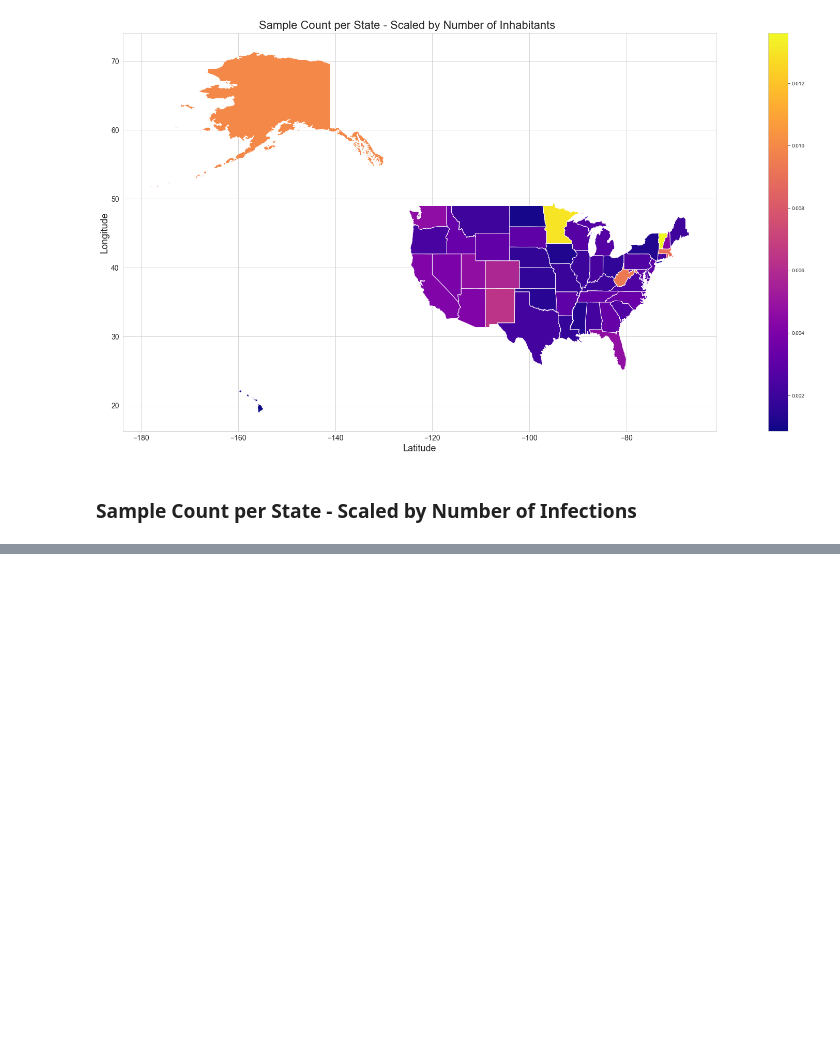
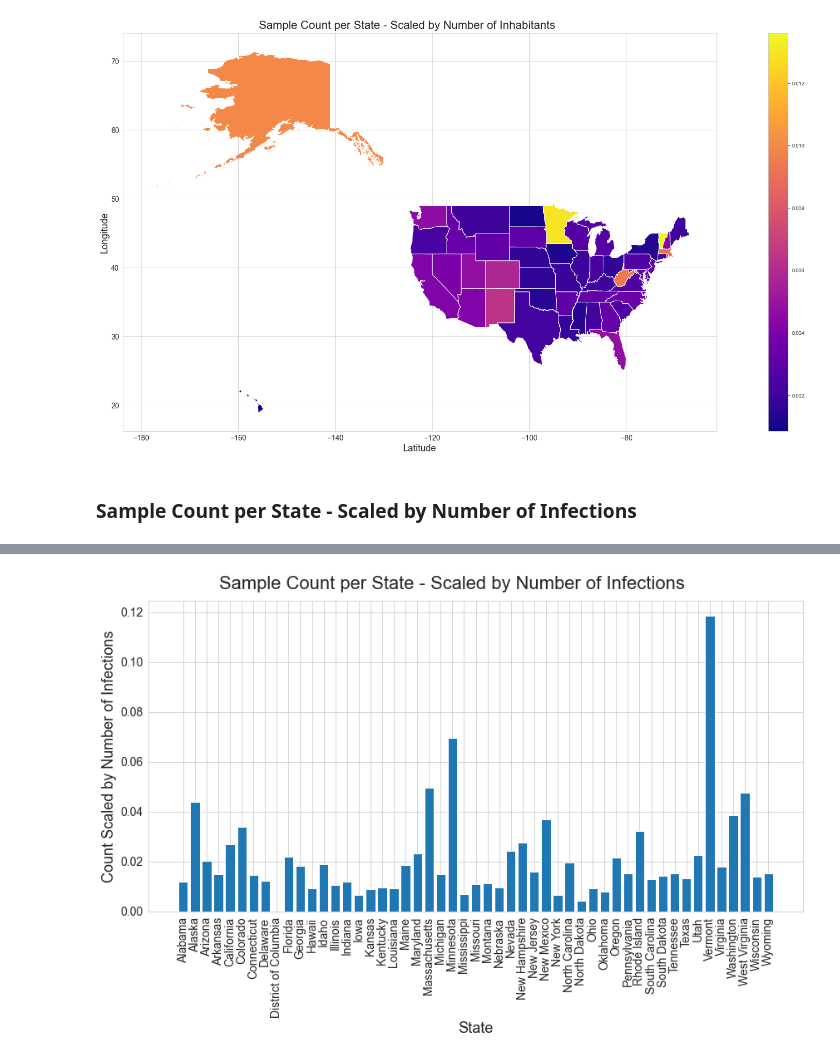
Before and after one commit to ninaihde/sampling-bias-cov19, a Jupyter notebook: src/create_general_insights.ipynb, the cells around one changed output, grey strips where cells are left out. Drawn from its saved outputs; the diff is of its cells as text; code cells hidden in the pictures; blank space fills up the shorter version.

Commit message:
Add plots showing sample counts per U.S. state scaled by #infections

```diff
--- a/src/create_general_insights.ipynb
+++ b/src/create_general_insights.ipynb
@@ -703,0 +702,5 @@ plt.close()
+# %%
+# Taken from https://github.com/CSSEGISandData/COVID-19/blob/master/csse_covid_19_data/csse_covid_19_daily_reports_us/01-07-2022.csv
+# Documentation at https://github.com/CSSEGISandData/COVID-19/tree/master/csse_covid_19_data#field-description-1
+usa_states_hopkins = pd.read_csv('../data/usa_states_john_hopkins.csv')
+usa_states_hopkins.info()
@@ -703,0 +745,24 @@ plt.close()
+# %%
+def get_n_infections(state):
+    return usa_states_hopkins[usa_states_hopkins['Province_State'] == state]['Confirmed'].iloc[0]
+
+usa_geo['n_infections'] = usa_geo.apply(lambda row: get_n_infections(row['state_name']), axis=1)
+usa_geo['count_infection_ratio'] = usa_geo['state_count'] / usa_geo['n_infections']
+# %%
+# Plot amount of samples per state in relation to #infections as bar chart
+sns.set_style('whitegrid')
+fig, _ = plt.subplots(figsize=(12, 8))
+usa_geo = usa_geo.sort_values(by=['state_name'])
+plt.bar(usa_geo['state_name'].tolist(), usa_geo['count_infection_ratio'].tolist())
+
+fig.suptitle('Sample Count per State - Scaled by Number of Infections', fontsize=22)
+plt.xlabel('State', fontsize=18)
+plt.ylabel('Count Scaled by Number of Infections', fontsize=18)
+plt.xticks(fontsize=14, rotation=90)
+plt.yticks(fontsize=14)
+
+plt.tight_layout()
+fig.savefig('../plots/state_counts_by_infections_barchart.png', dpi=300)
+plt.close()
+# %% [output]
+[figure, added]
```
Also changed, not shown: parts of 16 cells of this notebook.
